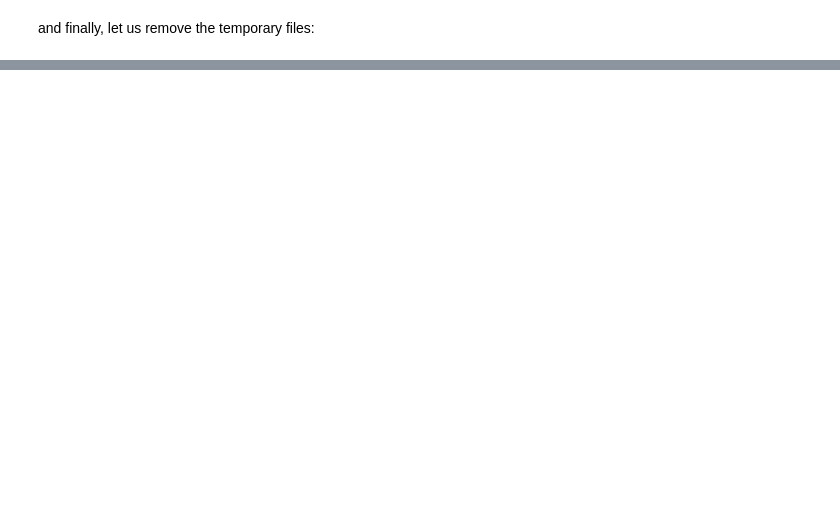
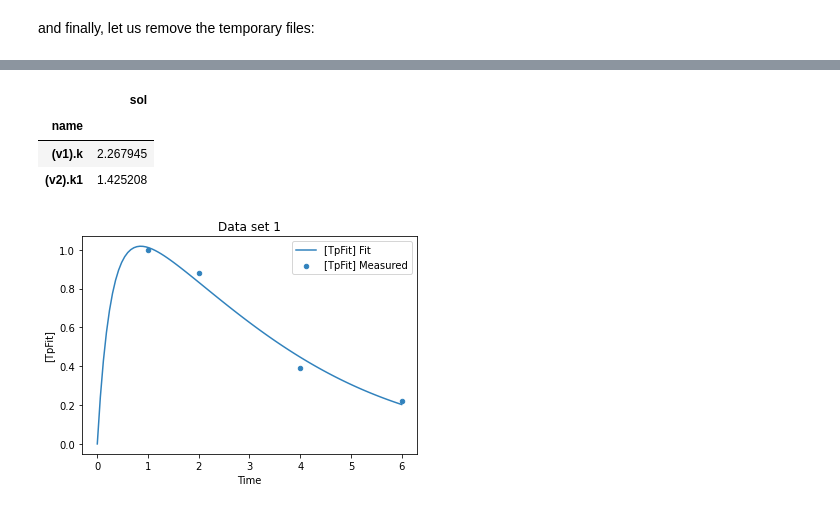
Before and after one commit to copasi/basico, a Jupyter notebook: docs/notebooks/Profile_likelihood.ipynb, the cells around one changed output, grey strips where cells are left out. Cells and saved outputs as stored; diff of their text form; code cells hidden in the pictures; blank space fills up the shorter version.

```diff
--- a/docs/notebooks/Profile_likelihood.ipynb
+++ b/docs/notebooks/Profile_likelihood.ipynb
@@ -98,0 +172,17 @@ and finally, let us remove the temporary files:
+# %%
+set_fit_parameters([
+    {'name': '(v1).k', 'lower': 0, 'upper': 100},
+    {'name': '(v2).k1', 'lower': 0, 'upper': 100},
+])
+
+sol = run_parameter_estimation(method=PE.HOOKE_JEEVES, update_model=True)
+sol[['sol']]
+# %% [output]
+|  | sol |
+| name |  |
+| (v1).k | 2.267945 |
+| (v2).k1 | 1.425208 |
+# %%
+plot_per_experiment(solution=sol);
+# %% [output]
+[figure, added]
```
Also changed, not shown: parts of 20 cells of this notebook, 2 other files.
